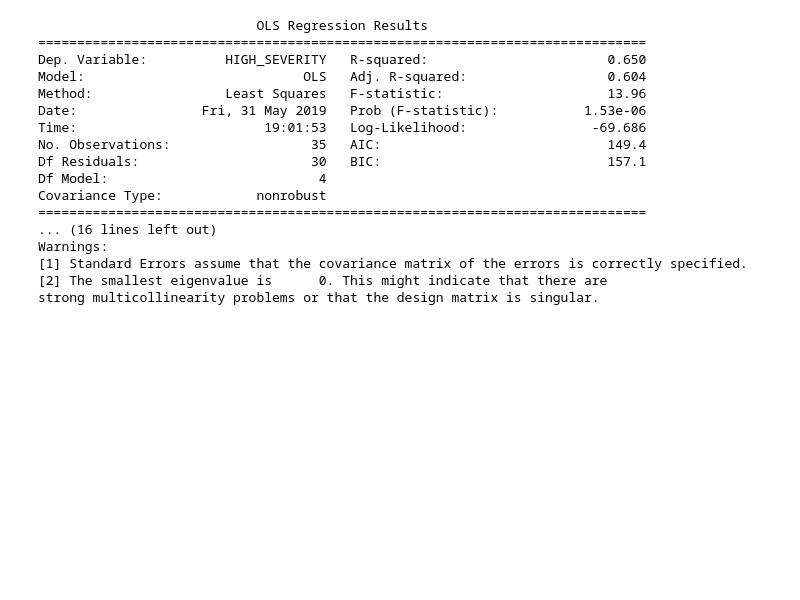
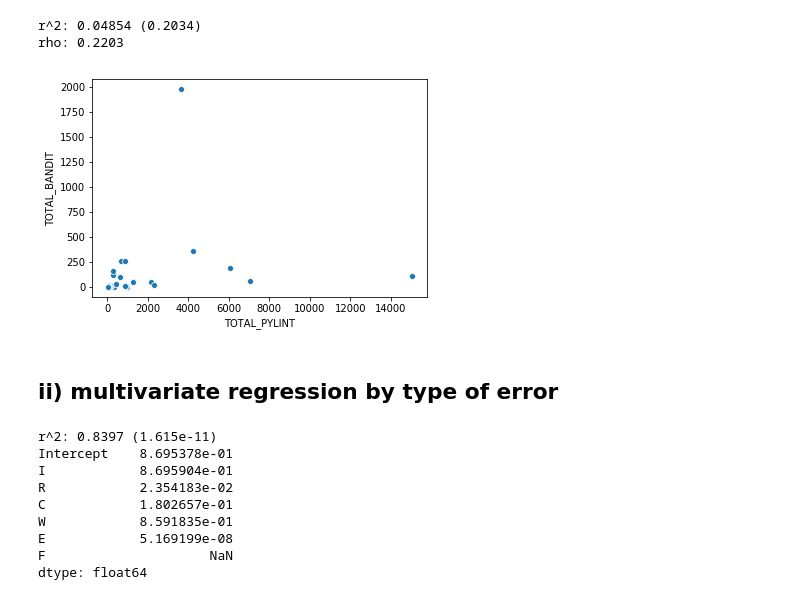
Before and after one commit to ruthjohnson95/CS230, a Jupyter notebook: stat_analysis/stat_analysis.ipynb, the cells around one changed output. Cells and saved outputs as stored; diff of their text form; code cells hidden in the pictures; blank space fills up the shorter version.

Commit message:
stat analysis on preliminary data

```diff
--- a/stat_analysis/stat_analysis.ipynb
+++ b/stat_analysis/stat_analysis.ipynb
@@ -63,0 +10,9 @@ plt.show()
+# %%
+# read in combined dataframe
+combo_df = pd.read_csv("combined_df.txt")
+
+# rename first column to name of benchmarks
+combo_df.rename(columns={'Unnamed: 0':'Benchmark'}, inplace=True)
+
+# print first few lines of dataframe
+combo_df.head()
@@ -64,22 +112,41 @@ plt.show()
+# %%
+model = smf.ols('TOTAL_BANDIT ~ TOTAL_PYLINT', data=combo_df).fit()
+summary = model.summary()
+#print(summary)
+r_square = model.rsquared
+p_value = model.f_pvalue
+
+corr_coef = np.corrcoef(x=combo_df['TOTAL_PYLINT'].values, y=combo_df['TOTAL_BANDIT'].values)
+corr_coef = corr_coef[0,1]
+
+print("r^2: %.4g (%.4g)" % (r_square, p_value))
+print("rho: %.4g" % corr_coef)
+
+sns.scatterplot(x='TOTAL_PYLINT', y='TOTAL_BANDIT', data=combo_df, palette='Set1')
+plt.show()
+# %% [output]
+r^2: 0.04854 (0.2034)
+rho: 0.2203
+[figure, added]
+# %% [markdown]
+## ii) multivariate regression by type of error
 # %%
-model = smf.ols('HIGH_SEVERITY ~ I + R + C + W + E + F', data=df).fit()
+model = smf.ols('TOTAL_BANDIT ~ I + R + C + W + E + F', data=combo_df).fit()
 summary = model.summary()
-print(summary)
+#print(summary)
+r_square = model.rsquared
+p_value = model.f_pvalue
+t_pvalues = model.pvalues
+
+print("r^2: %.4g (%.4g)" % (r_square, p_value))
+print(t_pvalues)
 # %% [output]
-                            OLS Regression Results
-==============================================================================
-Dep. Variable:          HIGH_SEVERITY   R-squared:                       0.650
-Model:                            OLS   Adj. R-squared:                  0.604
-Method:                 Least Squares   F-statistic:                     13.96
-Date:                Fri, 31 May 2019   Prob (F-statistic):           1.53e-06
-Time:                        19:01:53   Log-Likelihood:                -69.686
-No. Observations:                  35   AIC:                             149.4
-Df Residuals:                      30   BIC:                             157.1
-Df Model:                           4
-Covariance Type:            nonrobust
-==============================================================================
-... (16 lines left out)
-Warnings:
-[1] Standard Errors assume that the covariance matrix of the errors is correctly specified.
-[2] The smallest eigenvalue is      0. This might indicate that there are
-strong multicollinearity problems or that the design matrix is singular.
+r^2: 0.8397 (1.615e-11)
+Intercept    8.695378e-01
+I            8.695904e-01
+R            2.354183e-02
+C            1.802657e-01
+W            8.591835e-01
+E            5.169199e-08
+F                     NaN
+dtype: float64
```
Also changed, not shown: parts of 22 cells of this notebook.
